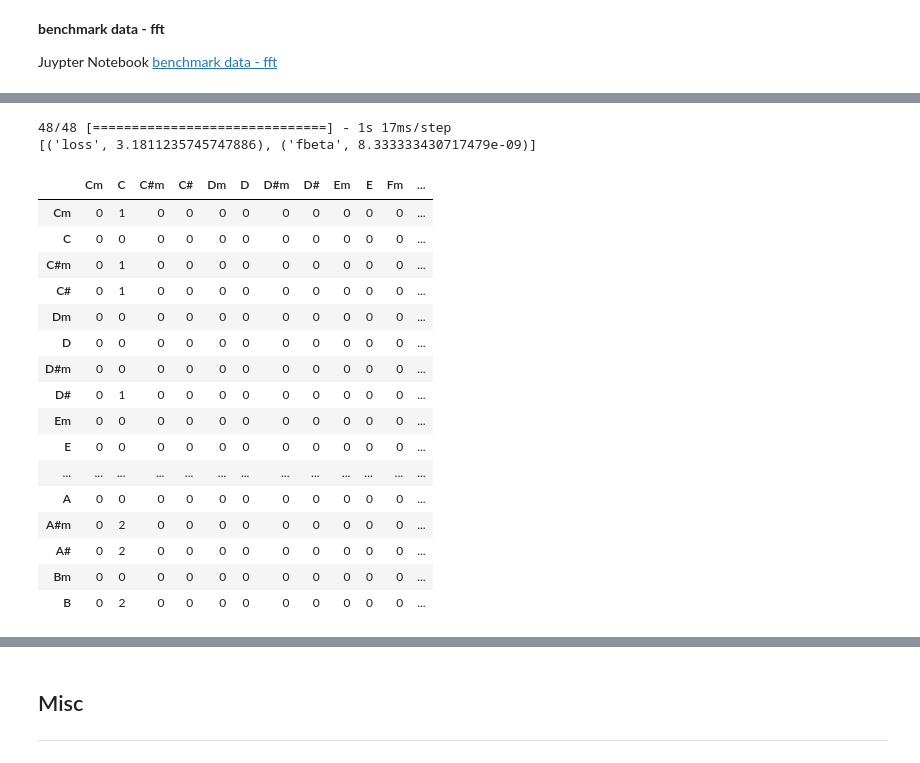
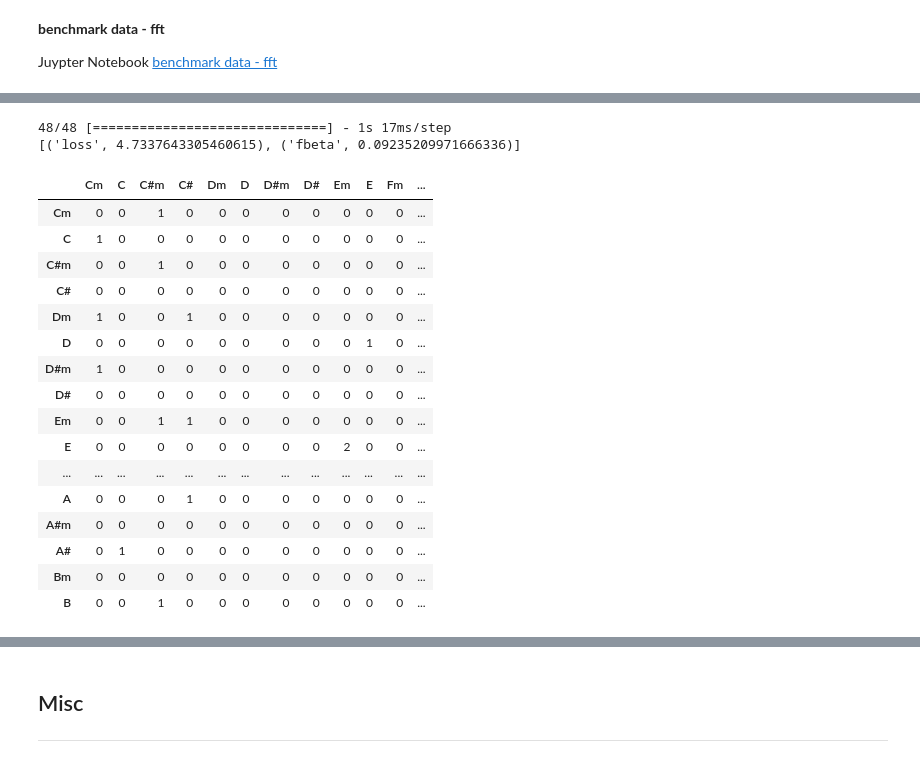
Before and after one commit to damilo/keyestcnn, a Jupyter notebook: keyestcnn.ipynb, the cells around one changed output, grey strips where cells are left out. Drawn from its saved outputs; the diff is of its cells as text; code cells hidden in the pictures.

```diff
--- a/keyestcnn.ipynb
+++ b/keyestcnn.ipynb
@@ -292,7 +281,7 @@ print ('[i] Training dataset consists of {} samples'.format (X_train.shape[0]))
 
 (<a href='http://cs231n.github.io/convolutional-networks/#layersizepat'>cs231n - Layer Sizing Patterns</a>)
 # %%
-from keras import layers, models
+from keras import layers, models, regularizers
 from keras import backend as K
 
 # clear everything known of past instances ("useful to avoid clutter from old models / layers")
@@ -311,20 +300,18 @@ net = layers.MaxPooling2D (pool_size=(2,2), strides=None, name='maxp_1') (net)
 net = layers.Conv2D (filters=64, kernel_size=(2,2), strides=(1,1),
               padding='same',
               activation='relu',
+              kernel_regularizer=regularizers.l2 (0.04),
               name='conv2d_2') (net)
 net = layers.MaxPooling2D (pool_size=(2,2), strides=None, name='maxp_2') (net)
 
 net = layers.Conv2D (filters=128, kernel_size=(2,2), strides=(1,1),
               padding='same',
               activation='relu',
+              kernel_regularizer=regularizers.l2 (0.04), # [2018-09-04] L2 reg to prevent overfitting
               name='conv2d_3') (net)
 net = layers.MaxPooling2D (pool_size=(2,2), strides=None, name='maxp_3') (net)
 
-#net = layers.Conv2D (filters=256, kernel_size=(2,2), strides=(1,1),
-#              padding='same',
-#              activation='relu',
-#              name='conv2d_4') (net)
-#net = layers.MaxPooling2D (pool_size=(2,2), strides=None, name='maxp_4') (net)
+net = layers.Dropout (0.2, seed=PARAM_RND_STATE) (net) # [2018-09-04] dropout to prevent overfitting
 
 # 'flatten layer'
 net = layers.GlobalAveragePooling2D (name='avg_flatten') (net)
@@ -551,8 +537,10 @@ bench_spectro_tensors = paths_to_tensor (src_bench_spectro_data['filenames'])
 X_test = bench_spectro_tensors
 y_test = np_utils.to_categorical (np.array (src_bench_spectro_data['target']), 24)
 
+model.load_weights (os.path.join ('model','model.w.best.h5'))
+
 score = model.evaluate (X_test, y_test, verbose=1)
 print ([(model.metrics_names[i], score[i]) for i in range (len (model.metrics_names))])
 # %% [output]
 48/48 [==============================] - 1s 17ms/step
-[('loss', 3.1811235745747886), ('fbeta', 8.333333430717479e-09)]
+[('loss', 4.7337643305460615), ('fbeta', 0.09235209971666336)]
@@ -564,29 +547,33 @@ y_pred = [model_pred[i].argmax () for i in range (len (prediction))]
 # %%
 # confusion matrix
 import pandas as pd
 from IPython.display import display
 from sklearn.metrics import confusion_matrix
 
+y_true = [y_test[i].argmax () for i in range (len (y_test))]
+model_pred = model.predict (X_test)
+y_pred = [model_pred[i].argmax () for i in range (len (model_pred))]
+
 cm = confusion_matrix (y_true, y_pred)
 cm_pd = pd.DataFrame (data=cm, index=src_bench_spectro_data['DESCR'], columns=src_bench_spectro_data['DESCR'])
 
 pd.set_option ('display.max_columns', 24)
 display (cm_pd)
 # %% [output]
 |  | Cm | C | C#m | C# | Dm | D | D#m | D# | Em | E | Fm | ... |
-| Cm | 0 | 1 | 0 | 0 | 0 | 0 | 0 | 0 | 0 | 0 | 0 | ... |
-| C | 0 | 0 | 0 | 0 | 0 | 0 | 0 | 0 | 0 | 0 | 0 | ... |
-| C#m | 0 | 1 | 0 | 0 | 0 | 0 | 0 | 0 | 0 | 0 | 0 | ... |
-| C# | 0 | 1 | 0 | 0 | 0 | 0 | 0 | 0 | 0 | 0 | 0 | ... |
-| Dm | 0 | 0 | 0 | 0 | 0 | 0 | 0 | 0 | 0 | 0 | 0 | ... |
-| D | 0 | 0 | 0 | 0 | 0 | 0 | 0 | 0 | 0 | 0 | 0 | ... |
-| D#m | 0 | 0 | 0 | 0 | 0 | 0 | 0 | 0 | 0 | 0 | 0 | ... |
-| D# | 0 | 1 | 0 | 0 | 0 | 0 | 0 | 0 | 0 | 0 | 0 | ... |
-| Em | 0 | 0 | 0 | 0 | 0 | 0 | 0 | 0 | 0 | 0 | 0 | ... |
-| E | 0 | 0 | 0 | 0 | 0 | 0 | 0 | 0 | 0 | 0 | 0 | ... |
+| Cm | 0 | 0 | 1 | 0 | 0 | 0 | 0 | 0 | 0 | 0 | 0 | ... |
+| C | 1 | 0 | 0 | 0 | 0 | 0 | 0 | 0 | 0 | 0 | 0 | ... |
+| C#m | 0 | 0 | 1 | 0 | 0 | 0 | 0 | 0 | 0 | 0 | 0 | ... |
+| C# | 0 | 0 | 0 | 0 | 0 | 0 | 0 | 0 | 0 | 0 | 0 | ... |
+| Dm | 1 | 0 | 0 | 1 | 0 | 0 | 0 | 0 | 0 | 0 | 0 | ... |
+| D | 0 | 0 | 0 | 0 | 0 | 0 | 0 | 0 | 0 | 1 | 0 | ... |
+| D#m | 1 | 0 | 0 | 0 | 0 | 0 | 0 | 0 | 0 | 0 | 0 | ... |
+| D# | 0 | 0 | 0 | 0 | 0 | 0 | 0 | 0 | 0 | 0 | 0 | ... |
+| Em | 0 | 0 | 1 | 1 | 0 | 0 | 0 | 0 | 0 | 0 | 0 | ... |
+| E | 0 | 0 | 0 | 0 | 0 | 0 | 0 | 0 | 2 | 0 | 0 | ... |
 | ... | ... | ... | ... | ... | ... | ... | ... | ... | ... | ... | ... | ... |
-| A | 0 | 0 | 0 | 0 | 0 | 0 | 0 | 0 | 0 | 0 | 0 | ... |
-| A#m | 0 | 2 | 0 | 0 | 0 | 0 | 0 | 0 | 0 | 0 | 0 | ... |
-| A# | 0 | 2 | 0 | 0 | 0 | 0 | 0 | 0 | 0 | 0 | 0 | ... |
+| A | 0 | 0 | 0 | 1 | 0 | 0 | 0 | 0 | 0 | 0 | 0 | ... |
+| A#m | 0 | 0 | 0 | 0 | 0 | 0 | 0 | 0 | 0 | 0 | 0 | ... |
+| A# | 0 | 1 | 0 | 0 | 0 | 0 | 0 | 0 | 0 | 0 | 0 | ... |
 | Bm | 0 | 0 | 0 | 0 | 0 | 0 | 0 | 0 | 0 | 0 | 0 | ... |
-| B | 0 | 2 | 0 | 0 | 0 | 0 | 0 | 0 | 0 | 0 | 0 | ... |
+| B | 0 | 0 | 1 | 0 | 0 | 0 | 0 | 0 | 0 | 0 | 0 | ... |
```
Also changed, not shown: parts of 20 cells of this notebook, 18 other files.
